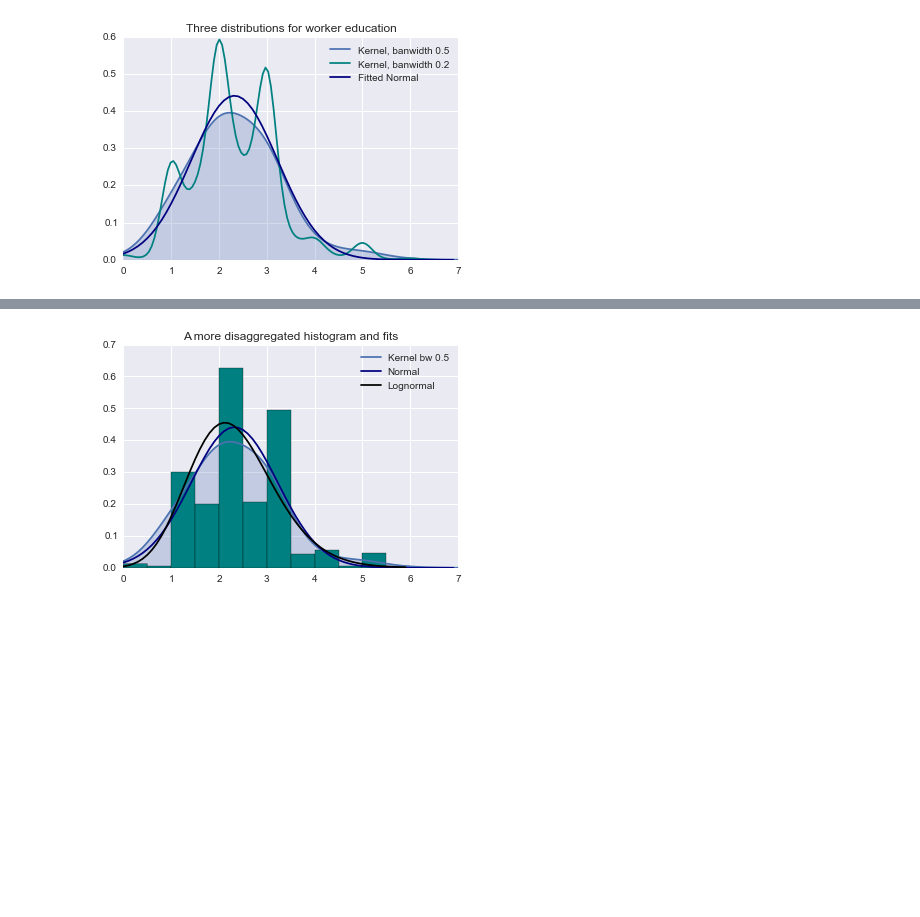
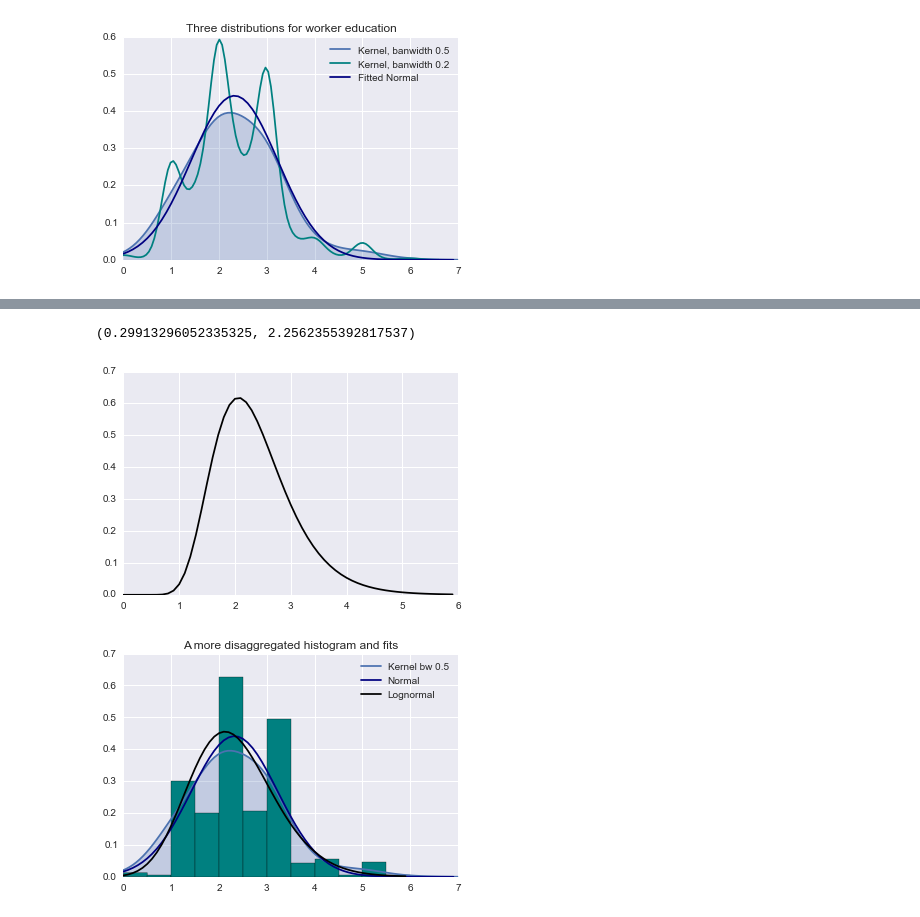
Before and after one commit to davidrpugh/assortative-matching-large-firms, a Jupyter notebook: Histograms.ipynb, the cells around one changed output, grey strips where cells are left out. Cells and saved outputs as stored; diff of their text form; code cells hidden in the pictures; blank space fills up the shorter version.

```diff
--- a/Histograms.ipynb
+++ b/Histograms.ipynb
@@ -148,3 +149,10 @@ plt.show()
+# %%
+y3s = stats.lognorm.pdf(np.arange(0,6,0.1), s=shape2*2, scale=scale2+location2)
+plt.plot(np.arange(0,6,0.1), y3s, color='black', label='lognorm')
+shape2*2, location2+scale2
+# %% [output]
+(0.29913296052335325, 2.2562355392817537)
+[figure, added]
 # %%
 # A more disaggregated histogram
 sns.kdeplot(skill_w, shade=True, bw=0.5, label='Kernel bw 0.5')
```
Also changed, not shown: parts of 2 cells of this notebook, 2 other files.
